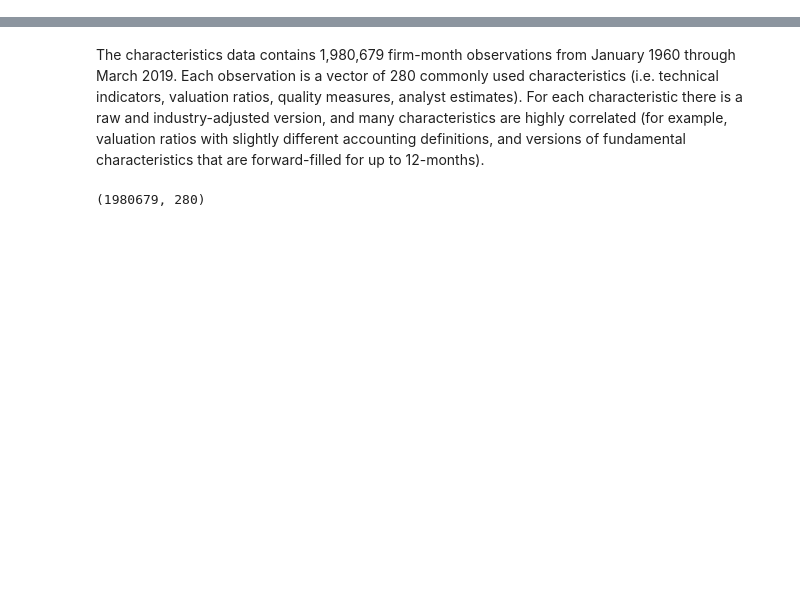
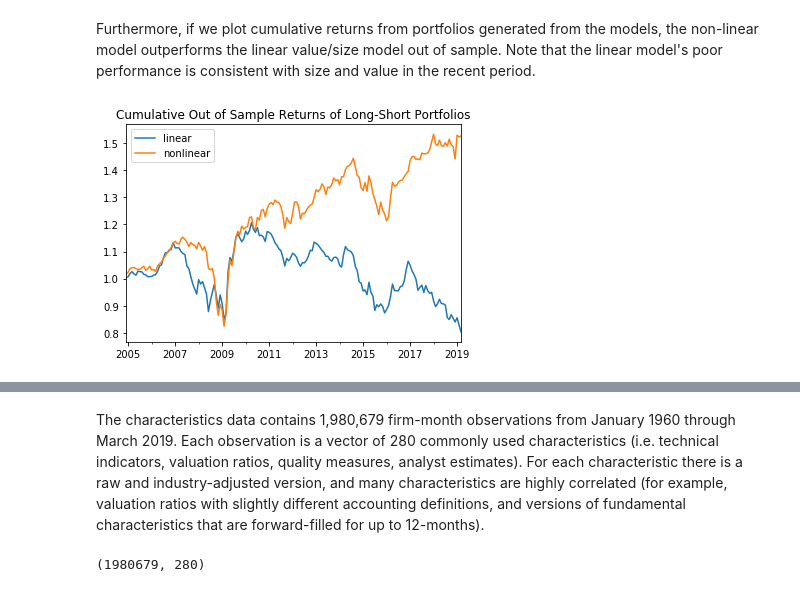
Before and after one commit to johnk1282/learning_optimal_portfolios, a Jupyter notebook: results_summary.ipynb, the cells around one changed output, grey strips where cells are left out. Saved outputs shown, nothing was run; the diff lists cells and outputs as text; code cells hidden in the pictures; blank space fills up the shorter version.

```diff
--- a/results_summary.ipynb
+++ b/results_summary.ipynb
@@ -11,0 +21,11 @@ The get_characteristics function in process_data.py downloads data from WRDS (CR
+# %%
+model_linear = tf.keras.Sequential([
+    tf.keras.layers.Dense(1,activation='linear',input_shape=data['X_train'][0].shape),
+    ])
+
+optimizer = tf.keras.optimizers.Adam(.1)
+model_linear.compile(
+    loss=loss_sharpe,
+    optimizer = optimizer,
+    )
+print(model_linear.summary())
@@ -11,0 +130,14 @@ The get_characteristics function in process_data.py downloads data from WRDS (CR
+# %% [markdown]
+Furthermore, if we plot cumulative returns from portfolios generated from the models, the non-linear model outperforms the linear value/size model out of sample. Note that the linear model's poor performance is consistent with size and value in the recent period.
+# %%
+from train_models import evaluate_model_on_data
+#get out of sample returns
+ret_linear_test,_ = evaluate_model_on_data(model_linear,data['X_test'],data['Y_test'],data['D_test'])
+ret_nonlinear_test,_ = evaluate_model_on_data(model_nonlinear,data['X_test'],data['Y_test'],data['D_test'])
+ret = pd.concat([ret_linear_test,ret_nonlinear_test],1)
+ret.columns = ['linear','nonlinear']
+(1+ret).cumprod().plot()
+plt.title('Cumulative Out of Sample Returns of Long-Short Portfolios')
+plt.show()
+# %% [output]
+[figure, added]
```
Also changed, not shown: parts of 13 cells of this notebook.
